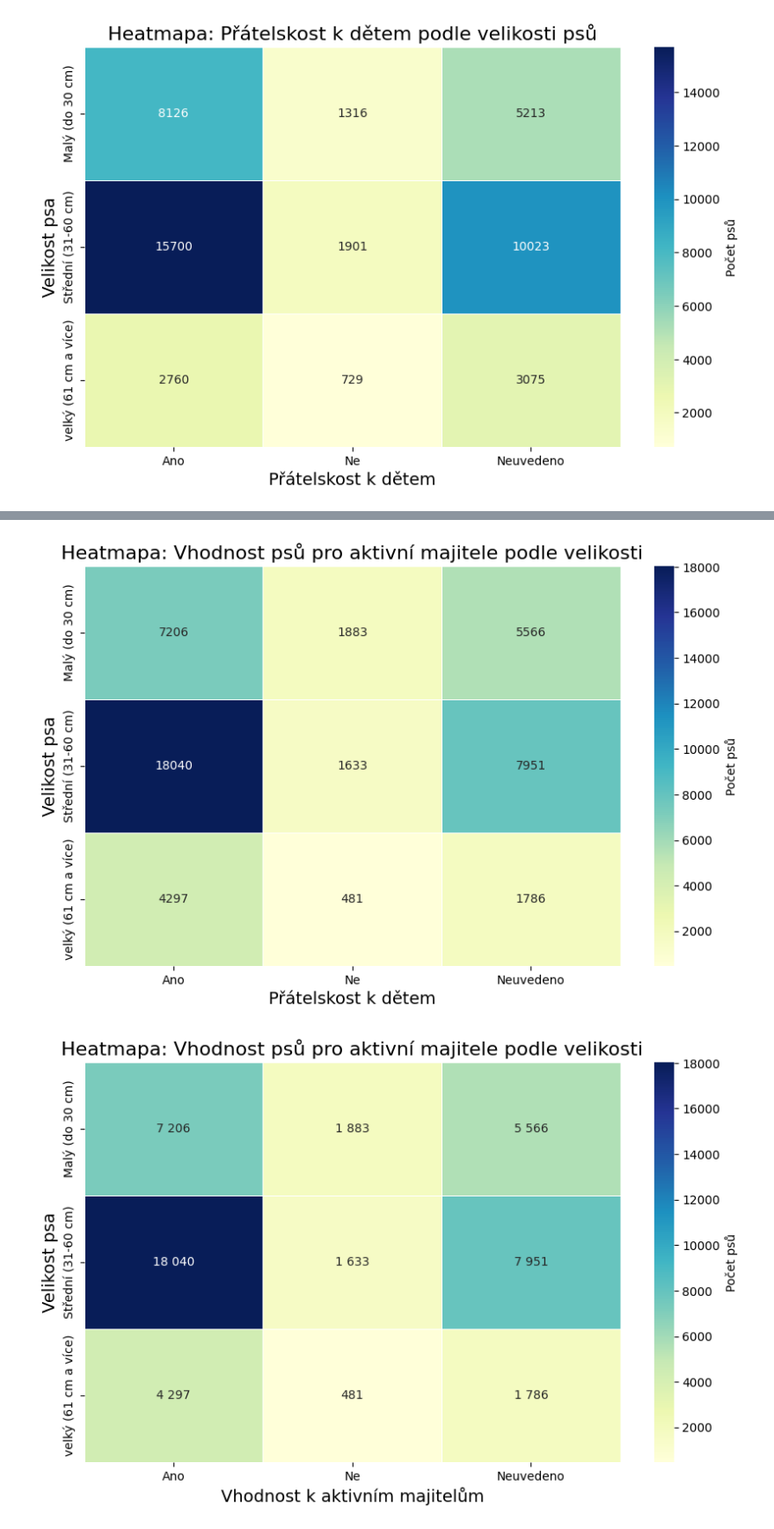
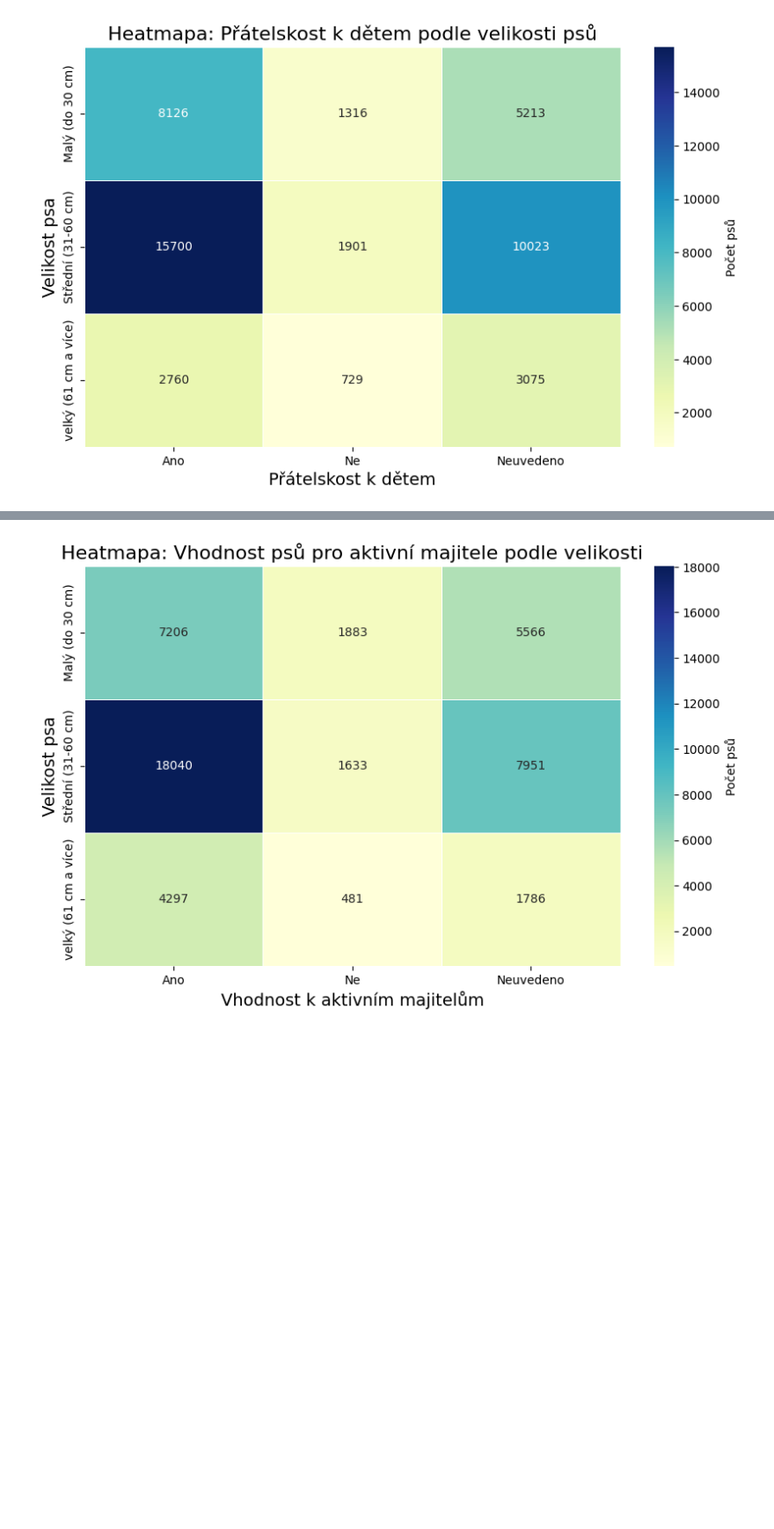
Before and after one commit to hodkni/utulky_projekt_czechitas_2024, a Jupyter notebook: utulky_seaborn_vizualizace.ipynb, the cells around one changed output, grey strips where cells are left out. Shown: that part at 88% size. Saved outputs shown, nothing was run; the diff lists cells and outputs as text; code cells hidden in the pictures; blank space fills up the shorter version.

```diff
--- a/utulky_seaborn_vizualizace.ipynb
+++ b/utulky_seaborn_vizualizace.ipynb
@@ -136,5 +136,20 @@ heatmap_data_cats = filtered_data_cats.pivot_table(
     aggfunc='count'
 ).fillna(0)
 
+def plot_heatmap(data, title):
+    plt.figure(figsize=(10, 6))
+    sns.heatmap(
+        data,
+        annot=True,
+        fmt='g',
+        cmap='YlGnBu',
+        linewidths=0.5,
+        cbar_kws={'label': 'Počet psů'}
+    )
+    plt.title(title, fontsize=16)
+    plt.xlabel('Přátelskost ke kočkám', fontsize=14)
+    plt.ylabel('Velikost psa', fontsize=14)
+    plt.show()
+
 plot_heatmap(heatmap_data_cats, 'Heatmapa: Přátelskost ke kočkám podle velikosti psů')
 # %% [output]
@@ -142,35 +157,33 @@ plot_heatmap(heatmap_data_cats, 'Heatmapa: Přátelskost ke kočkám podle velik
 # %%
 filtered_data_active = data_dogs[data_dogs['activeFriend'] != 'Unknown'].copy()
 filtered_data_active['activeFriend'] = filtered_data_active['activeFriend'].replace({
     'ano': 'Ano',
     'ne': 'Ne',
     'nevim': 'Neuvedeno'
 })
 
 heatmap_data_active = filtered_data_active.pivot_table(
     index='size_standardized',
     columns='activeFriend',
     values='id',
     aggfunc='count'
 ).fillna(0)
 
+def plot_heatmap(data, title):
+    plt.figure(figsize=(10, 6))
+    sns.heatmap(
+        data,
+        annot=True,
+        fmt='g',
+        cmap='YlGnBu',
+        linewidths=0.5,
+        cbar_kws={'label': 'Počet psů'}
+    )
+    plt.title(title, fontsize=16)
+    plt.xlabel('Vhodnost k aktivním majitelům', fontsize=14)
+    plt.ylabel('Velikost psa', fontsize=14)
+    plt.show()
+
 plot_heatmap(heatmap_data_active, 'Heatmapa: Vhodnost psů pro aktivní majitele podle velikosti')
-
-heatmap_data_active_formatted = heatmap_data_active.map(lambda x: f'{int(x):,}'.replace(',', ' '))
-
-plt.figure(figsize=(10, 6))
-sns.heatmap(
-    heatmap_data_active,
-    annot=heatmap_data_active_formatted,
-    fmt='',
-    cmap='YlGnBu',
-    linewidths=0.5,
-    cbar_kws={'label': 'Počet psů'}
-)
-plt.title('Heatmapa: Vhodnost psů pro aktivní majitele podle velikosti', fontsize=16)
-plt.xlabel('Vhodnost k aktivním majitelům', fontsize=14)
-plt.ylabel('Velikost psa', fontsize=14)
-plt.show()
 # %% [output]
-[figure, old version]
+[figure, new version]
-[figure, removed]
```
Also changed, not shown: parts of 4 cells of this notebook.
